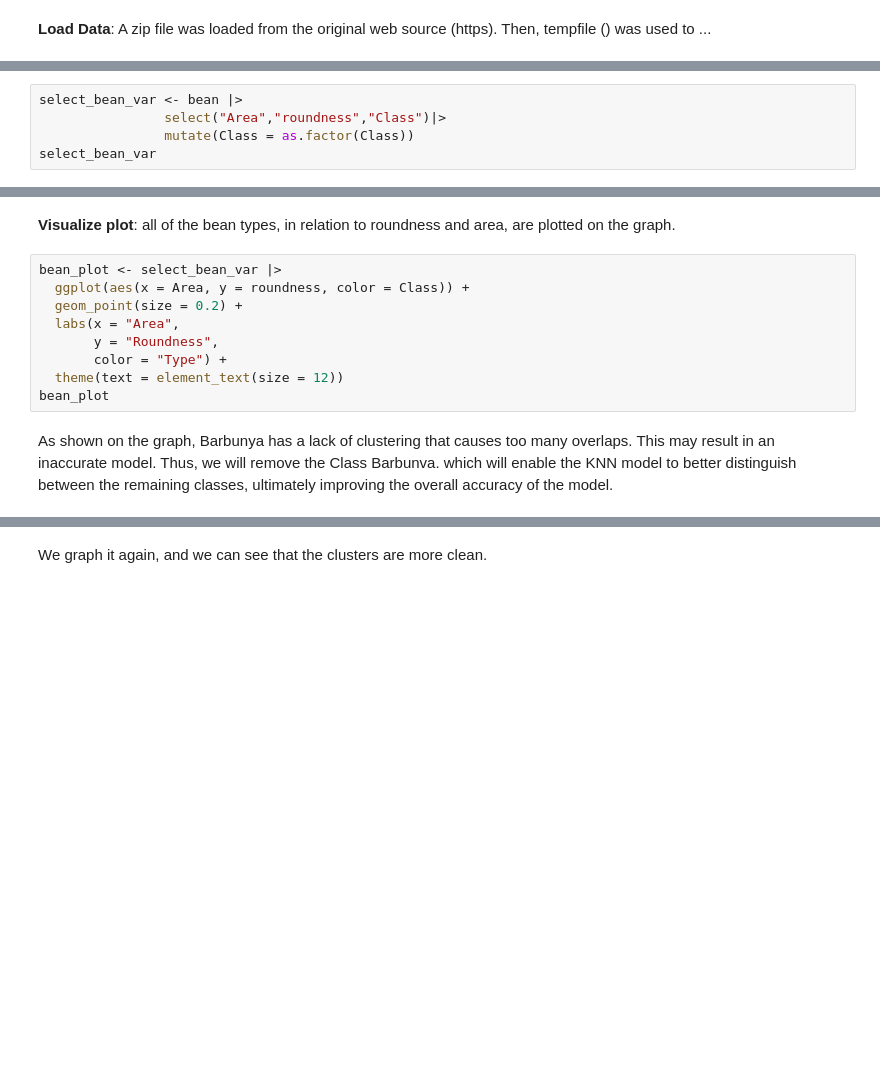
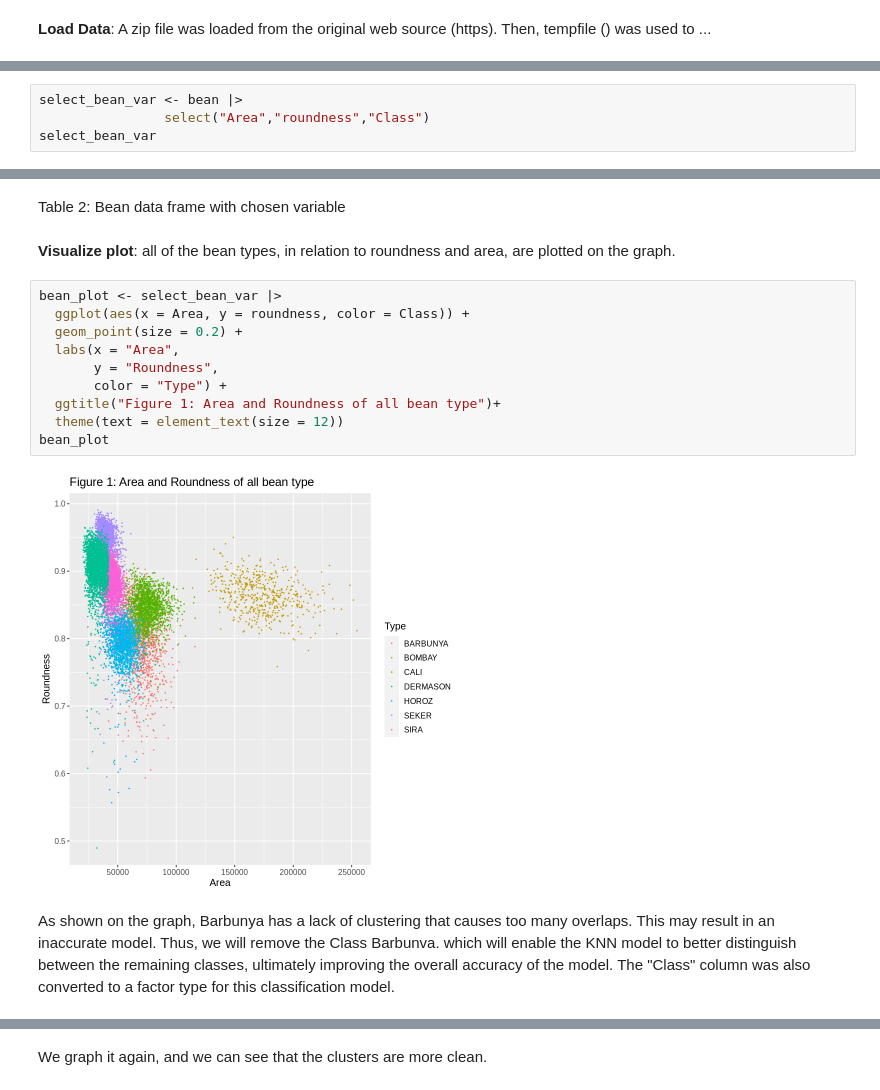
Before and after one commit to emeraldnqa/Bean-Type-Classfiifcation, a Jupyter notebook: proposal code.ipynb, the cells around one changed output, grey strips where cells are left out. Cells and saved outputs as stored; diff of their text form; blank space fills up the shorter version.

Commit message:
label figures and table

```diff
--- a/proposal code.ipynb
+++ b/proposal code.ipynb
@@ -54,5 +94,4 @@ The "Class" column was also converted to a factor type for this classification m
 # %%
 select_bean_var <- bean |>
-                select("Area","roundness","Class")|>
-                mutate(Class = as.factor(Class))
+                select("Area","roundness","Class")
 select_bean_var
@@ -59,14 +119,19 @@ select_bean_var
+# %% [markdown]
+Table 2: Bean data frame with chosen variable
 # %% [markdown]
 **Visualize plot**: all of the bean types, in relation to roundness and area, are plotted on the graph.
 # %%
 bean_plot <- select_bean_var |>
   ggplot(aes(x = Area, y = roundness, color = Class)) +
   geom_point(size = 0.2) +
   labs(x = "Area",
        y = "Roundness",
        color = "Type") +
+  ggtitle("Figure 1: Area and Roundness of all bean type")+
   theme(text = element_text(size = 12))
 bean_plot
+# %% [output]
+[figure, added]
 # %% [markdown]
-As shown on the graph, Barbunya has a lack of clustering that causes too many overlaps. This may result in an inaccurate model. Thus, we will remove the Class Barbunva. which will enable the KNN model to better distinguish between the remaining classes, ultimately improving the overall accuracy of the model.
+As shown on the graph, Barbunya has a lack of clustering that causes too many overlaps. This may result in an inaccurate model. Thus, we will remove the Class Barbunva. which will enable the KNN model to better distinguish between the remaining classes, ultimately improving the overall accuracy of the model. The "Class" column was also converted to a factor type for this classification model.
 # %%
```
Also changed, not shown: parts of 42 cells of this notebook.
